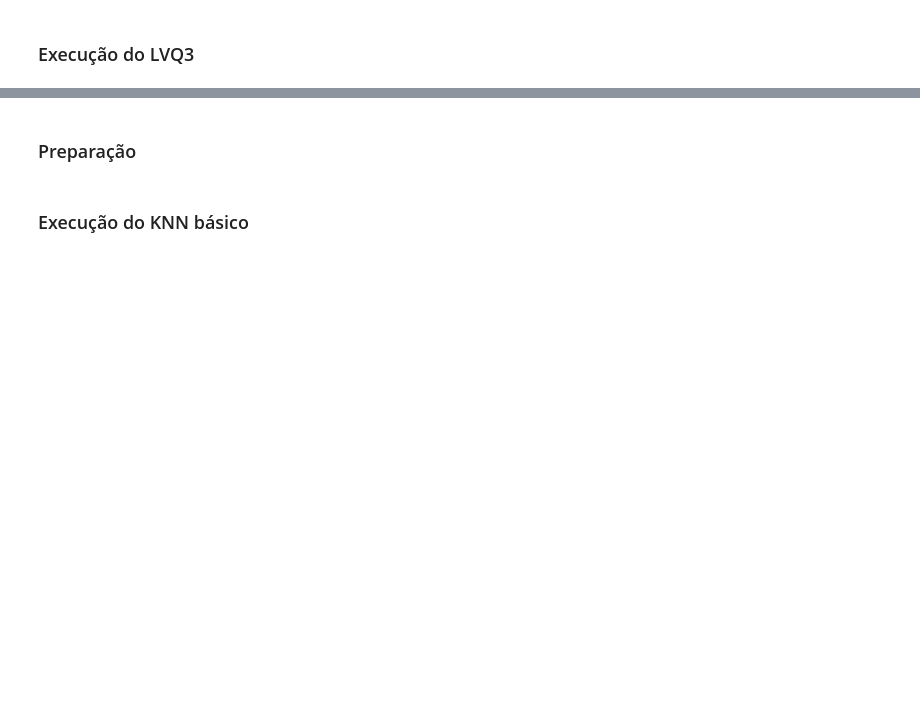
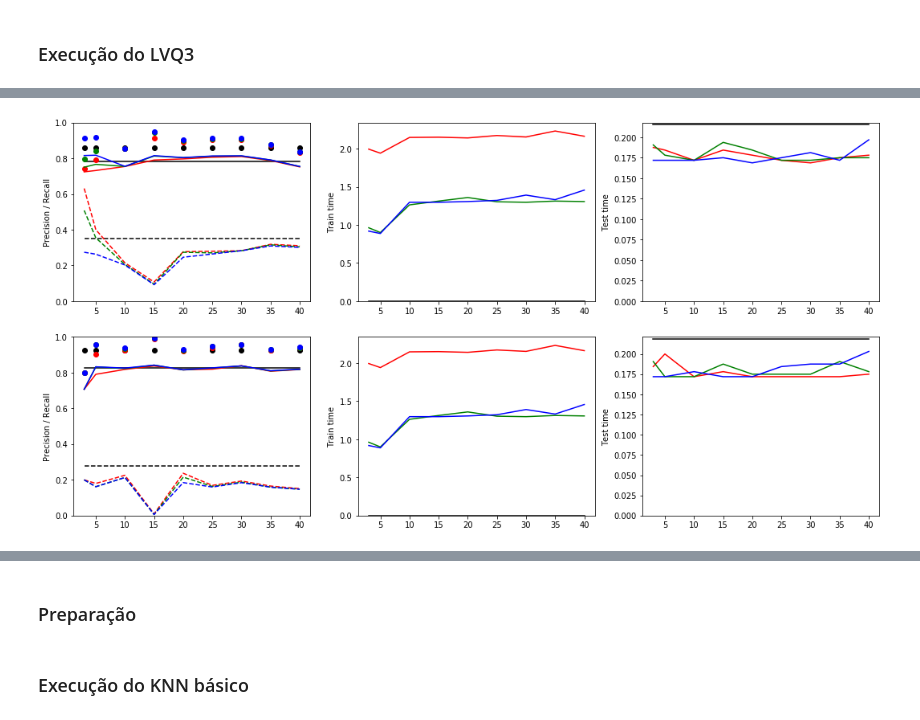
Before and after one commit to Alexsandro-Vitor/Aprendizagem-de-Maquina-Lista-2, a Jupyter notebook: Lista 2 - LVQ.ipynb, the cells around one changed output, grey strips where cells are left out. Saved outputs shown, nothing was run; the diff lists cells and outputs as text; code cells hidden in the pictures; blank space fills up the shorter version.

Commit message:
Add charts for KC1

```diff
--- a/Lista 2 - LVQ.ipynb
+++ b/Lista 2 - LVQ.ipynb
@@ -425,6 +459,2 @@ Testing on fold 4
 # %% [markdown]
 ### Execução do LVQ2.1
-# %%
-lvq2 = LVQ2(n_prototypes = 20)
-lvq2_results = cross_validation_lvq23(lvq2, folds, lvq1_results['prototypes'])
-lvq2_results
@@ -453,0 +461,3 @@ Testing on fold 4
+# %%
+lvq2_results1 = experiment_lvq23(lvq2, folds1, lvq1_prototypes1.copy())
+lvq2_results1
@@ -454,6 +499,2 @@ Testing on fold 4
 # %% [markdown]
 ### Execução do LVQ3
-# %%
-lvq3 = LVQ3(n_prototypes = 20)
-lvq3_results = cross_validation_lvq23(lvq3, folds, lvq1_results['prototypes'])
-lvq3_results
@@ -482,0 +501,3 @@ Testing on fold 4
+# %%
+lvq3_results1 = experiment_lvq23(lvq3, folds1, lvq1_prototypes1.copy())
+lvq3_results1
@@ -483 +541,78 @@ Testing on fold 4
+# %%
+fig, axes = plt.subplots(2, 3, figsize=(18, 9))
+
+axes[0,0].plot(prototypes_amounts, [mean(knn_results1['precisions'][1]) for _ in prototypes_amounts], 'k')
+axes[0,0].plot(prototypes_amounts, [mean([a[0] for a in knn_results1['recalls'][1]]) for _ in prototypes_amounts], 'ko')
+axes[0,0].plot(prototypes_amounts, [mean([a[1] for a in knn_results1['recalls'][1]]) for _ in prototypes_amounts], 'k--')
+
+axes[0,0].plot(prototypes_amounts, [mean(lvq1_results1[i]['precisions'][1]) for i in lvq1_results1], 'r')
+axes[0,0].plot(prototypes_amounts, [mean([a[0] for a in lvq1_results1[i]['recalls'][1]]) for i in lvq1_results1], 'ro')
+axes[0,0].plot(prototypes_amounts, [mean([a[1] for a in lvq1_results1[i]['recalls'][1]]) for i in lvq1_results1], 'r--')
+
+axes[0,0].plot(prototypes_amounts, [mean(lvq2_results1[i]['precisions'][1]) for i in lvq2_results1], 'g')
+axes[0,0].plot(prototypes_amounts, [mean([a[0] for a in lvq2_results1[i]['recalls'][1]]) for i in lvq2_results1], 'go')
+axes[0,0].plot(prototypes_amounts, [mean([a[1] for a in lvq2_results1[i]['recalls'][1]]) for i in lvq2_results1], 'g--')
+
+axes[0,0].plot(prototypes_amounts, [mean(lvq3_results1[i]['precisions'][1]) for i in lvq3_results1], 'b')
+axes[0,0].plot(prototypes_amounts, [mean([a[0] for a in lvq3_results1[i]['recalls'][1]]) for i in lvq3_results1], 'bo')
+axes[0,0].plot(prototypes_amounts, [mean([a[1] for a in lvq3_results1[i]['recalls'][1]]) for i in lvq3_results1], 'b--')
+
+
+axes[1,0].plot(prototypes_amounts, [mean(knn_results1['precisions'][3]) for _ in prototypes_amounts], 'k')
+axes[1,0].plot(prototypes_amounts, [mean([a[0] for a in knn_results1['recalls'][3]]) for _ in prototypes_amounts], 'ko')
+axes[1,0].plot(prototypes_amounts, [mean([a[1] for a in knn_results1['recalls'][3]]) for _ in prototypes_amounts], 'k--')
+
+axes[1,0].plot(prototypes_amounts, [mean(lvq1_results1[i]['precisions'][3]) for i in lvq1_results1], 'r')
+axes[1,0].plot(prototypes_amounts, [mean([a[0] for a in lvq1_results1[i]['recalls'][3]]) for i in lvq1_results1], 'ro')
+axes[1,0].plot(prototypes_amounts, [mean([a[1] for a in lvq1_results1[i]['recalls'][3]]) for i in lvq1_results1], 'r--')
+
+axes[1,0].plot(prototypes_amounts, [mean(lvq2_results1[i]['precisions'][3]) for i in lvq2_results1], 'g')
+axes[1,0].plot(prototypes_amounts, [mean([a[0] for a in lvq2_results1[i]['recalls'][3]]) for i in lvq2_results1], 'go')
+axes[1,0].plot(prototypes_amounts, [mean([a[1] for a in lvq2_results1[i]['recalls'][3]]) for i in lvq2_results1], 'g--')
+
+axes[1,0].plot(prototypes_amounts, [mean(lvq3_results1[i]['precisions'][3]) for i in lvq3_results1], 'b')
+axes[1,0].plot(prototypes_amounts, [mean([a[0] for a in lvq3_results1[i]['recalls'][3]]) for i in lvq3_results1], 'bo')
+axes[1,0].plot(prototypes_amounts, [mean([a[1] for a in lvq3_results1[i]['recalls'][3]]) for i in lvq3_results1], 'b--')
+
+
+axes[0,1].plot(prototypes_amounts, [mean(knn_results1['train_times']) for _ in prototypes_amounts], 'k')
+axes[0,1].plot(prototypes_amounts, [mean(lvq1_results1[i]['train_times']) for i in lvq1_results1], 'r')
+axes[0,1].plot(prototypes_amounts, [mean(lvq2_results1[i]['train_times']) for i in lvq2_results1], 'g')
+axes[0,1].plot(prototypes_amounts, [mean(lvq3_results1[i]['train_times']) for i in lvq3_results1], 'b')
+
+axes[1,1].plot(prototypes_amounts, [mean(knn_results1['train_times']) for _ in prototypes_amounts], 'k')
+axes[1,1].plot(prototypes_amounts, [mean(lvq1_results1[i]['train_times']) for i in lvq1_results1], 'r')
+axes[1,1].plot(prototypes_amounts, [mean(lvq2_results1[i]['train_times']) for i in lvq2_results1], 'g')
+axes[1,1].plot(prototypes_amounts, [mean(lvq3_results1[i]['train_times']) for i in lvq3_results1], 'b')
+
+
+axes[0,2].plot(prototypes_amounts, [mean(knn_results1['test_times'][1]) for _ in prototypes_amounts], 'k')
+axes[0,2].plot(prototypes_amounts, [mean(lvq1_results1[i]['test_times'][1]) for i in lvq1_results1], 'r')
+axes[0,2].plot(prototypes_amounts, [mean(lvq2_results1[i]['test_times'][1]) for i in lvq2_results1], 'g')
+axes[0,2].plot(prototypes_amounts, [mean(lvq3_results1[i]['test_times'][1]) for i in lvq3_results1], 'b')
+
+axes[1,2].plot(prototypes_amounts, [mean(knn_results1['test_times'][3]) for _ in prototypes_amounts], 'k')
+axes[1,2].plot(prototypes_amounts, [mean(lvq1_results1[i]['test_times'][3]) for i in lvq1_results1], 'r')
+axes[1,2].plot(prototypes_amounts, [mean(lvq2_results1[i]['test_times'][3]) for i in lvq2_results1], 'g')
+axes[1,2].plot(prototypes_amounts, [mean(lvq3_results1[i]['test_times'][3]) for i in lvq3_results1], 'b')
+
+
+axes[0,0].set_ylabel('Precision / Recall')
+axes[1,0].set_ylabel('Precision / Recall')
+axes[0,0].set_ylim(0, 1)
+axes[1,0].set_ylim(0, 1)
+
+axes[0,1].set_ylabel('Train time')
+axes[1,1].set_ylabel('Train time')
+axes[0,1].set_ylim(0)
+axes[1,1].set_ylim(0)
+
+axes[0,2].set_ylabel('Test time')
+axes[1,2].set_ylabel('Test time')
+axes[0,2].set_ylim(0)
+axes[1,2].set_ylim(0)
+
+plt.show()
+# %% [output]
+[figure, added]
 # %% [markdown]
```
Also changed, not shown: parts of 31 cells of this notebook.
